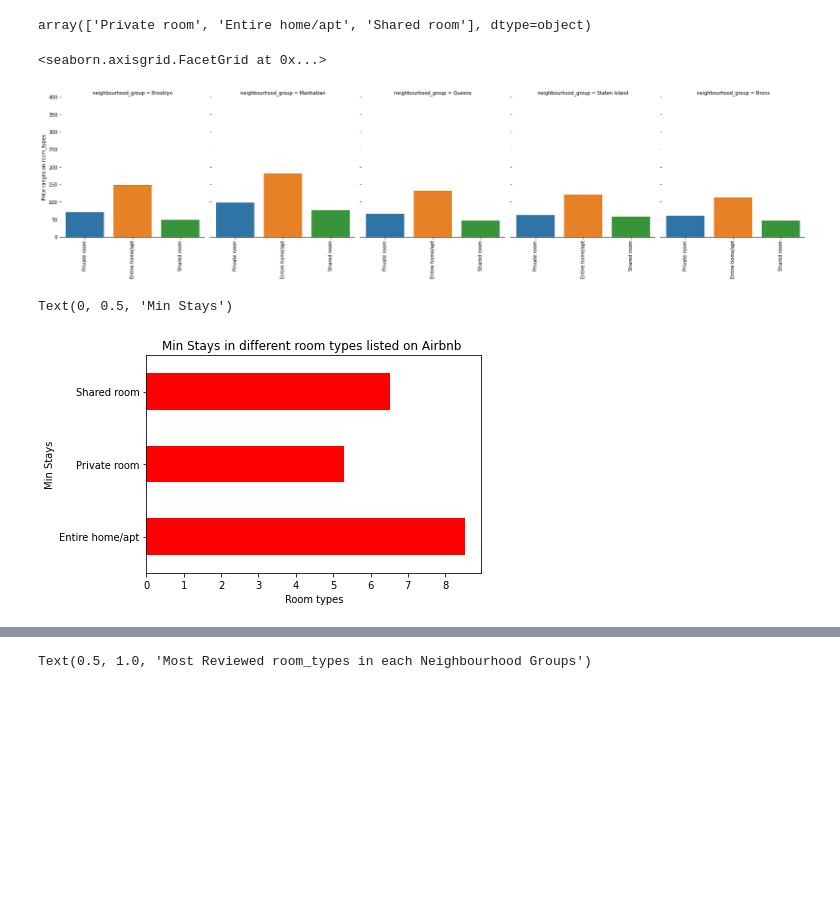
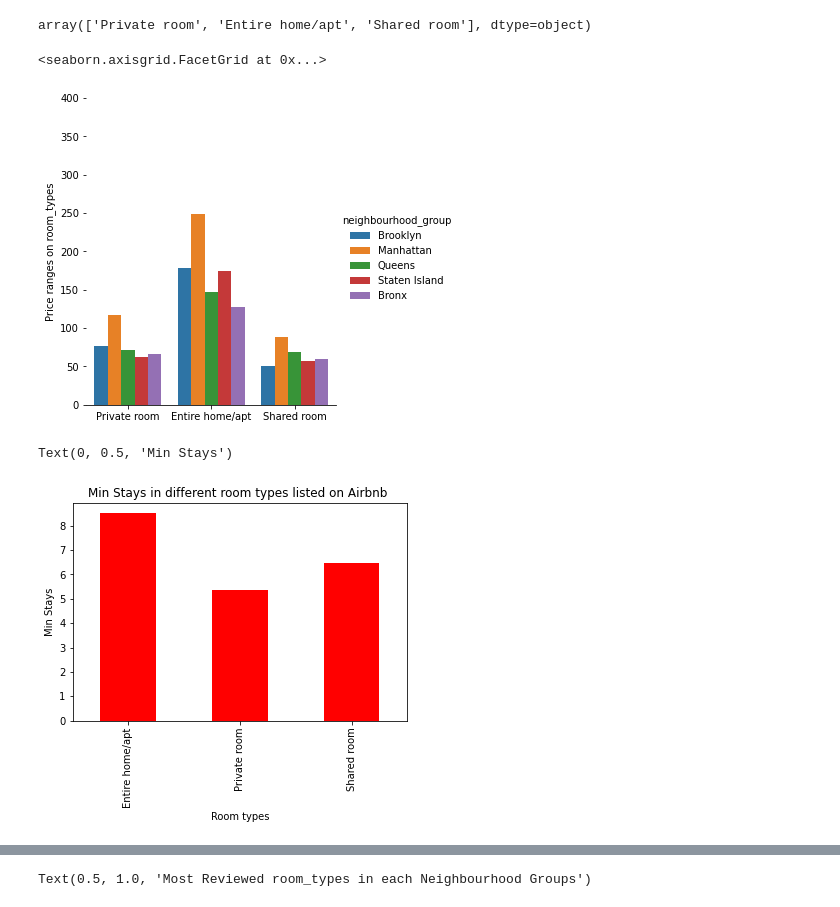
Before and after one commit to maxashoka3/Machine-learning, a Jupyter notebook: EDA.ipynb, the cells around one changed output, grey strips where cells are left out. Drawn from its saved outputs; the diff is of its cells as text; code cells hidden in the pictures; blank space fills up the shorter version.

```diff
--- a/EDA.ipynb
+++ b/EDA.ipynb
@@ -785,25 +626,25 @@ df['room_type'].unique()
 array(['Private room', 'Entire home/apt', 'Shared room'], dtype=object)
 # %%
 #room_type vs price
-g = sns.catplot(x="room_type", y="price", col="neighbourhood_group",
-                data=df1, saturation=.8,
+g = sns.catplot(x="room_type", y="price", hue="neighbourhood_group",
+                data=df, saturation=.8,
                 kind="bar",ci=None,  aspect=.9)
 (g.set_axis_labels("", "Price ranges on room_types")
-  .set_xticklabels(["Private room", "Entire home/apt", "Shared room"],rotation=90)
+  .set_xticklabels(["Private room", "Entire home/apt", "Shared room"],rotation=0)
   .set(ylim=(0, 400))
   .despine(left=True))
 # %% [output]
 <seaborn.axisgrid.FacetGrid at 0x...>
-[figure, old version]
+[figure, new version]
 # %%
 # min_night= df_air_pnw['room_type']
-df1.groupby('room_type')['minimum_nights'].mean().plot(kind='barh',color='r')
+df.groupby('room_type')['minimum_nights'].mean().plot(kind='bar',color='r')
 plt.title('Min Stays in different room types listed on Airbnb ')
 plt.xlabel('Room types')
 plt.ylabel('Min Stays')
 # %% [output]
 Text(0, 0.5, 'Min Stays')
-[figure, old version]
+[figure, new version]
 # %%
 #reviews
 #top 10 most reviewed listings in NYC!
```
Also changed, not shown: parts of 92 cells of this notebook.
